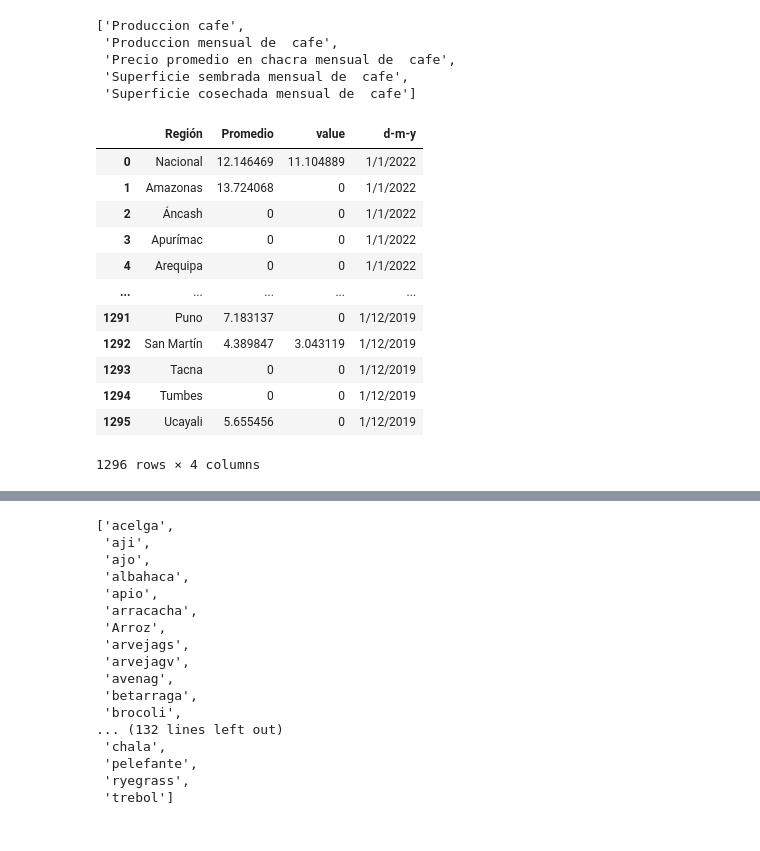
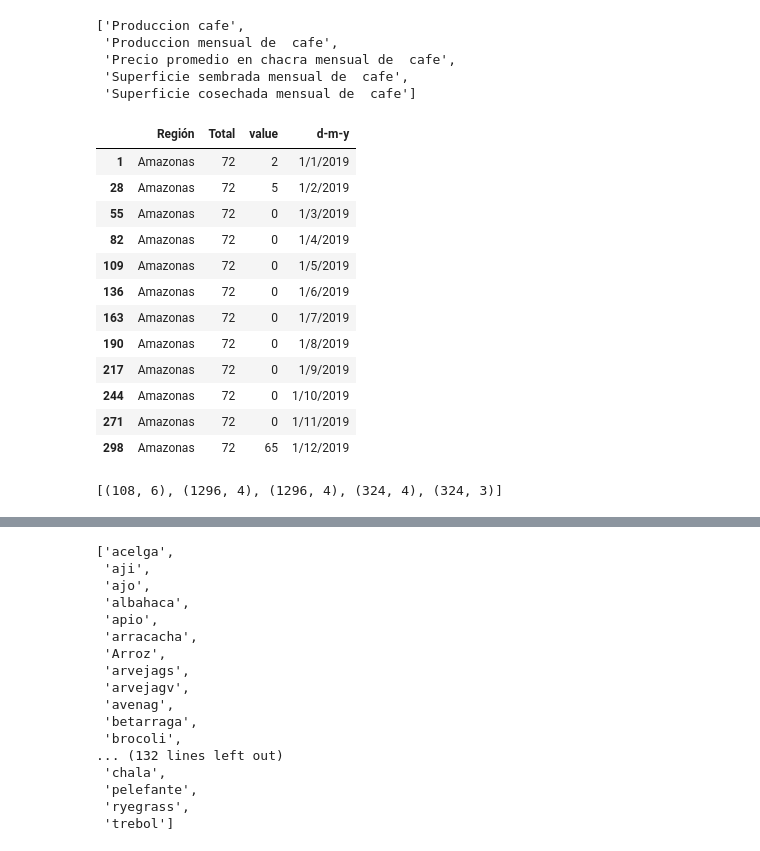
Before and after one commit to angelTCC/Produccion-Agricola-Nacional, a Jupyter notebook: CultivoData.ipynb, the cells around one changed output, grey strips where cells are left out. Drawn from its saved outputs; the diff is of its cells as text; code cells hidden in the pictures.

```diff
--- a/CultivoData.ipynb
+++ b/CultivoData.ipynb
@@ -321,19 +321,24 @@ list(tables.keys())
  'Precio promedio en chacra mensual de  cafe',
  'Superficie sembrada mensual de  cafe',
  'Superficie cosechada mensual de  cafe']
+# %%
+df = tables['Superficie sembrada mensual de  cafe']
+df[df.Región=="Amazonas"]
+# %% [output]
+|  | Región | Total | value | d-m-y |
+| 1 | Amazonas | 72 | 2 | 1/1/2019 |
+| 28 | Amazonas | 72 | 5 | 1/2/2019 |
+| 55 | Amazonas | 72 | 0 | 1/3/2019 |
+| 82 | Amazonas | 72 | 0 | 1/4/2019 |
+| 109 | Amazonas | 72 | 0 | 1/5/2019 |
+| 136 | Amazonas | 72 | 0 | 1/6/2019 |
+| 163 | Amazonas | 72 | 0 | 1/7/2019 |
+| 190 | Amazonas | 72 | 0 | 1/8/2019 |
+| 217 | Amazonas | 72 | 0 | 1/9/2019 |
+| 244 | Amazonas | 72 | 0 | 1/10/2019 |
+| 271 | Amazonas | 72 | 0 | 1/11/2019 |
+| 298 | Amazonas | 72 | 65 | 1/12/2019 |
 # %%
-tables['Precio promedio en chacra mensual de  cafe']
+[tables[name].shape for name in tables]
 # %% [output]
-|  | Región | Promedio | value | d-m-y |
-| 0 | Nacional | 12.146469 | 11.104889 | 1/1/2022 |
-| 1 | Amazonas | 13.724068 | 0 | 1/1/2022 |
-| 2 | Áncash | 0 | 0 | 1/1/2022 |
-| 3 | Apurímac | 0 | 0 | 1/1/2022 |
-| 4 | Arequipa | 0 | 0 | 1/1/2022 |
-| ... | ... | ... | ... | ... |
-| 1291 | Puno | 7.183137 | 0 | 1/12/2019 |
-| 1292 | San Martín | 4.389847 | 3.043119 | 1/12/2019 |
-| 1293 | Tacna | 0 | 0 | 1/12/2019 |
-| 1294 | Tumbes | 0 | 0 | 1/12/2019 |
-| 1295 | Ucayali | 5.655456 | 0 | 1/12/2019 |
-1296 rows × 4 columns
+[(108, 6), (1296, 4), (1296, 4), (324, 4), (324, 3)]
```
Also changed, not shown: parts of 3 cells of this notebook, 7 other files.
